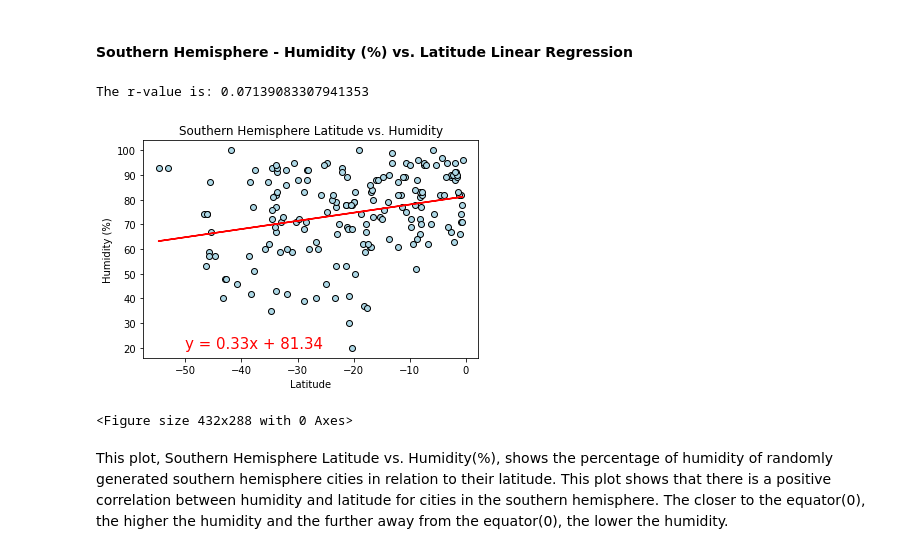
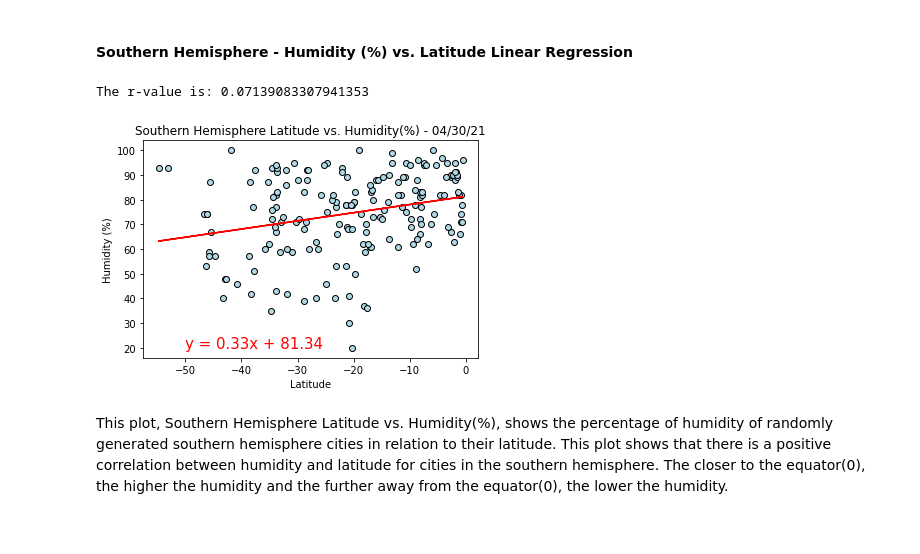
Before and after one commit to jenniecinelli/python-api-challenge, a Jupyter notebook: WeatherPy/WeatherPy.ipynb, the cells around one changed output. Cells and saved outputs as stored; diff of their text form; code cells hidden in the pictures.

```diff
--- a/WeatherPy/WeatherPy.ipynb
+++ b/WeatherPy/WeatherPy.ipynb
@@ -377,36 +374,35 @@ This plot, Northern Hemisphere Latitude vs. Humidity(%), shows the percentage of
 # %%
 x_values = southern_hemisphere['Lat']
 y_values = southern_hemisphere['Humidity']
 
 # Run linear regression
 (slope, intercept, rvalue, pvalue, stderr) = linregress(x_values, y_values)
 regress_values = x_values * slope + intercept
 line_eq = "y = " + str(round(slope,2)) + "x + " + str(round(intercept,2))
 
 # Plot scatter plot
 plt.scatter(x_values,y_values, facecolors="lightblue", edgecolors="black")
 
 # Plot regression line
 plt.plot(x_values,regress_values,"r-")
 plt.annotate(line_eq,(-50,20),fontsize=15,color="red")
 
 #titles
-plt.title('Southern Hemisphere Latitude vs. Humidity')
+plt.title('Southern Hemisphere Latitude vs. Humidity(%) - 04/30/21')
 plt.xlabel('Latitude')
 plt.ylabel('Humidity (%)')
 
 # Print r value
 print(f"The r-value is: {rvalue**2}")
 
+#save png
+plt.savefig('Output/Southern Latitude vs. Humidity.png')
+
 #show
 plt.show()
-
-#save png
-plt.savefig('Output/Southern Latitude vs. Humidity.png')
 # %% [output]
 The r-value is: 0.07139083307941353
-[figure, old version]
+[figure, new version]
-<Figure size 432x288 with 0 Axes>
 # %% [markdown]
 This plot, Southern Hemisphere Latitude vs. Humidity(%), shows the percentage of humidity of randomly generated southern hemisphere cities in relation to their latitude. This plot shows that there is a positive correlation between humidity and latitude for cities in the southern hemisphere. The closer to the equator(0), the higher the humidity and the further away from the equator(0), the lower the humidity.
 # %% [markdown]
```
Also changed, not shown: parts of 11 cells of this notebook, 13 other files.
